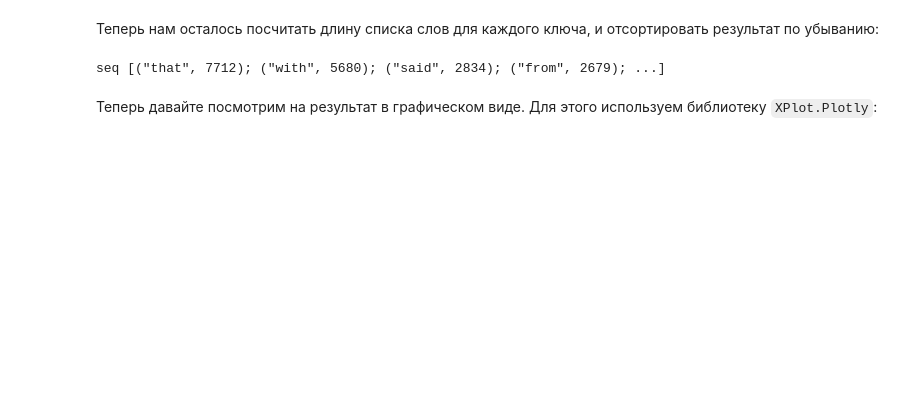
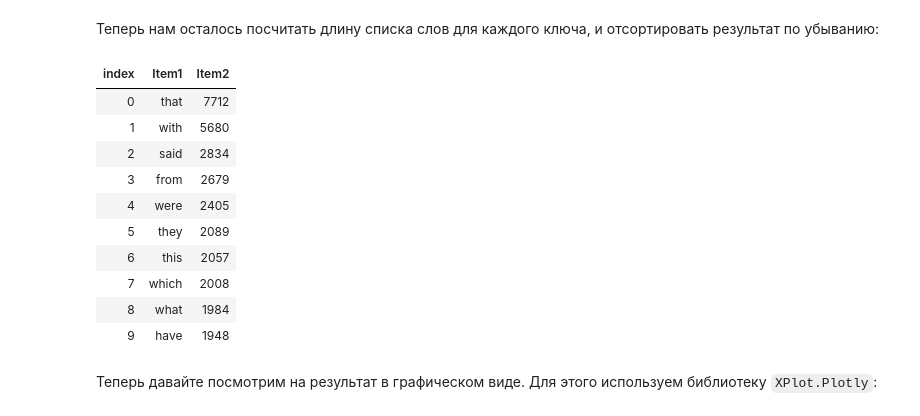
Before and after one commit to shwars/funcpro, a Jupyter notebook: notebooks/IntroFuncPro_ru.ipynb, the cells around one changed output. Cells and saved outputs as stored; diff of their text form; code cells hidden in the pictures; blank space fills up the shorter version.

```diff
--- a/notebooks/IntroFuncPro_ru.ipynb
+++ b/notebooks/IntroFuncPro_ru.ipynb
@@ -536,13 +560,24 @@ seq
 # %%
 book
 |> Seq.map (fun x->x.Split([|' ';'.';'!';'?';'-';',';';';'(';')';':'|]))
 |> Seq.concat
 |> Seq.filter (fun x->x.Length>3)
 |> Seq.groupBy(fun x->x.ToLower())
 |> Seq.map (fun (k,v) -> (k,Seq.length v))
 |> Seq.sortBy (fun (k,n) -> -n)
+|> Seq.take 10
 # %% [output]
-seq [("that", 7712); ("with", 5680); ("said", 2834); ("from", 2679); ...]
+| index | Item1 | Item2 |
+| 0 | that | 7712 |
+| 1 | with | 5680 |
+| 2 | said | 2834 |
+| 3 | from | 2679 |
+| 4 | were | 2405 |
+| 5 | they | 2089 |
+| 6 | this | 2057 |
+| 7 | which | 2008 |
+| 8 | what | 1984 |
+| 9 | have | 1948 |
 # %% [markdown]
 Теперь давайте посмотрим на результат в графическом виде. Для этого используем библиотеку `XPlot.Plotly`:
 # %%
```
Also changed, not shown: parts of 33 cells of this notebook, 1 other file.
